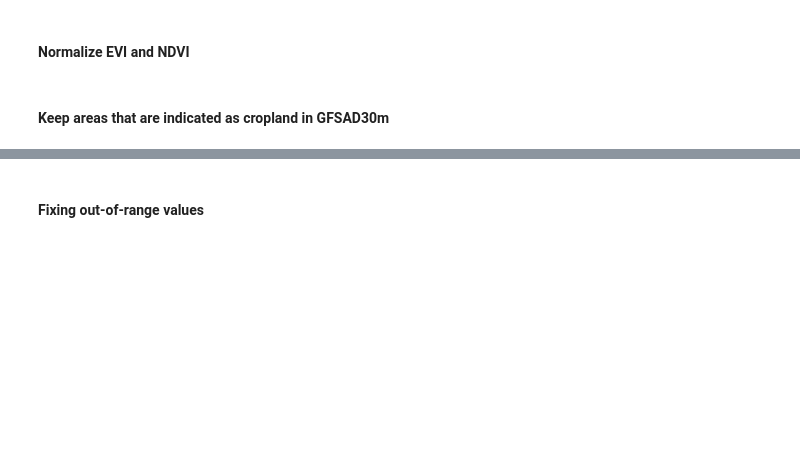
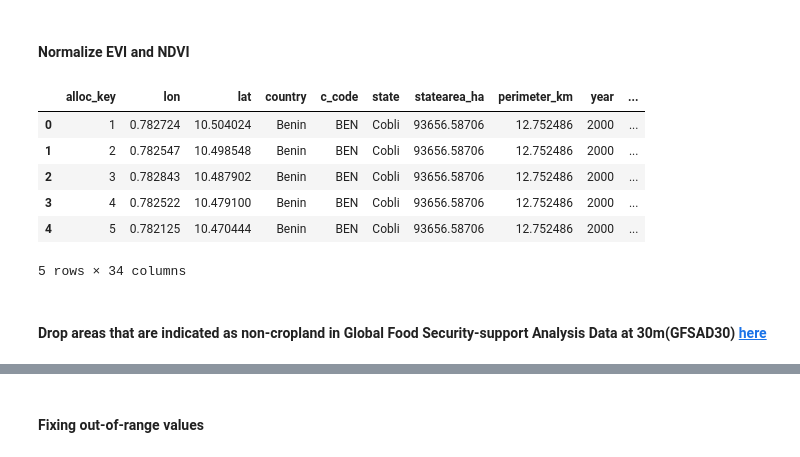
Before and after one commit to akorkovelos/agrodem, a Jupyter notebook: agrodem_preprocessing/Downscaling/Downscaling_prepping/FLAT prepping.ipynb, the cells around one changed output, grey strips where cells are left out. Drawn from its saved outputs; the diff is of its cells as text; code cells hidden in the pictures; blank space fills up the shorter version.

```diff
--- a/agrodem_preprocessing/Downscaling/Downscaling_prepping/FLAT prepping.ipynb
+++ b/agrodem_preprocessing/Downscaling/Downscaling_prepping/FLAT prepping.ipynb
@@ -204,15 +295,16 @@ flat_input["BDRICM"] = flat_input["BDRICM"].astype(float)
 flat_input["BLD"] = flat_input["BLD"].astype(float)
 flat_input["CLYPPT"] = flat_input["CLYPPT"].astype(float)
 flat_input["DRAINFAO"] = flat_input["DRAINFAO"].astype(float)
-flat_input["elevation"] = flat_input["elevation"].astype(float)
-flat_input["EVI"] = flat_input["EVI"].astype(float)
-flat_input["Landcover30m"] = flat_input["Landcover30m"].astype(float)
-flat_input["NDVI"] = flat_input["NDVI"].astype(float)
+flat_input["GFSAD-landcover"] = flat_input["GFSAD-landcover"].astype(float)
+flat_input["landcover"] = flat_input["landcover"].astype(float)
+flat_input["MODIS-Band2"] = flat_input["MODIS-Band2"].astype(float)
+flat_input["modis-evi"] = flat_input["modis-evi"].astype(float)
+flat_input["modis-ndvi"] = flat_input["modis-ndvi"].astype(float)
 flat_input["ORCDRC"] = flat_input["ORCDRC"].astype(float)
 flat_input["PHIHOX"] = flat_input["PHIHOX"].astype(float)
 flat_input["prec"] = flat_input["prec"].astype(float)
-flat_input["slope"] = flat_input["slope"].astype(float)
 flat_input["srad"] = flat_input["srad"].astype(float)
+flat_input["SRTM-elevation"] = flat_input["SRTM-elevation"].astype(float)
 flat_input["tavg"] = flat_input["tavg"].astype(float)
 flat_input["TEXMHT"] = flat_input["TEXMHT"].astype(float)
 flat_input["wind"] = flat_input["wind"].astype(float)
@@ -221,8 +331,18 @@ flat_input.dtypes
 # %% [markdown]
 #### Normalize EVI and NDVI
 # %%
-flat_input['EVI'] = flat_input['EVI']*0.0001
-flat_input['NDVI'] = flat_input['NDVI']*0.0001
+flat_input['modis-evi'] = flat_input['modis-evi']*0.0001
+flat_input['modis-ndvi'] = flat_input['modis-ndvi']*0.0001
-# %% [markdown]
-#### Keep areas that are indicated as cropland in GFSAD30m
+# %%
+flat_input.head()
+# %% [output]
+|  | alloc_key | lon | lat | country | c_code | state | statearea_ha | perimeter_km | year | ... |
+| 0 | 1 | 0.782724 | 10.504024 | Benin | BEN | Cobli | 93656.58706 | 12.752486 | 2000 | ... |
+| 1 | 2 | 0.782547 | 10.498548 | Benin | BEN | Cobli | 93656.58706 | 12.752486 | 2000 | ... |
+| 2 | 3 | 0.782843 | 10.487902 | Benin | BEN | Cobli | 93656.58706 | 12.752486 | 2000 | ... |
+| 3 | 4 | 0.782522 | 10.479100 | Benin | BEN | Cobli | 93656.58706 | 12.752486 | 2000 | ... |
+| 4 | 5 | 0.782125 | 10.470444 | Benin | BEN | Cobli | 93656.58706 | 12.752486 | 2000 | ... |
+5 rows × 34 columns
+# %% [markdown]
+#### Drop  areas that are indicated as non-cropland in Global Food Security-support Analysis Data at 30m(GFSAD30) [here](https://developers.google.com/earth-engine/datasets/catalog/USGS_GFSAD1000_V0#bands)
 # %%
```
Also changed, not shown: parts of 25 cells of this notebook.
